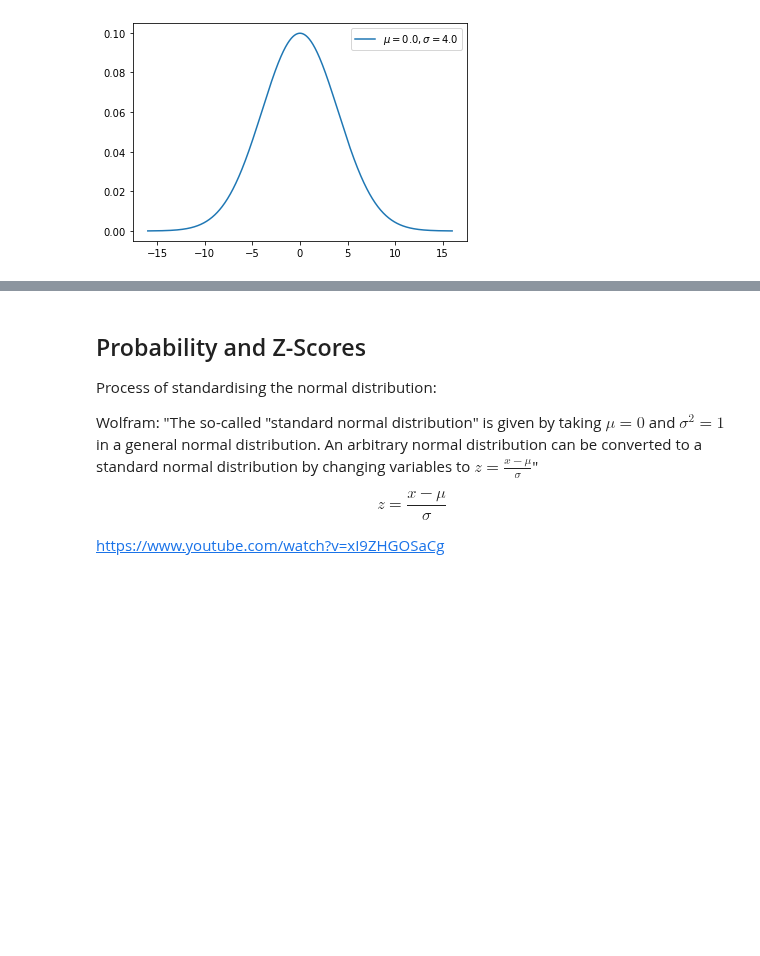
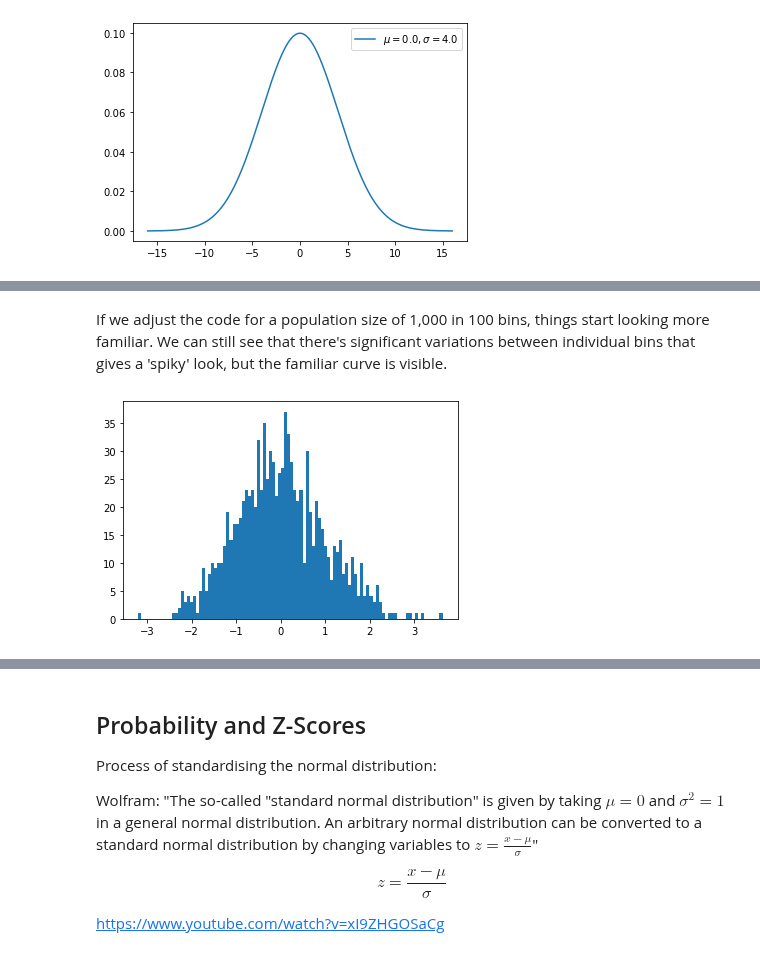
Before and after one commit to kiehozero/atu-fundda2022, a Jupyter notebook: practicals/00-normal-distribution.ipynb, the cells around one changed output, grey strips where cells are left out. Drawn from its saved outputs; the diff is of its cells as text; code cells hidden in the pictures; blank space fills up the shorter version.

```diff
--- a/practicals/00-normal-distribution.ipynb
+++ b/practicals/00-normal-distribution.ipynb
@@ -188,0 +193,8 @@ https://www.itl.nist.gov/div898/handbook/eda/section3/eda3661.htm - there are so
+# %% [markdown]
+If we adjust the code for a population size of 1,000 in 100 bins, things start looking more familiar. We can still see that there's significant variations between individual bins that gives a 'spiky' look, but the familiar curve is visible.
+# %%
+nor = np.random.normal(loc=0, scale=1, size=1000)
+plt.hist(nor, bins=100)
+plt.show();
+# %% [output]
+[figure, added]
```
Also changed, not shown: parts of 12 cells of this notebook, 1 other file.
